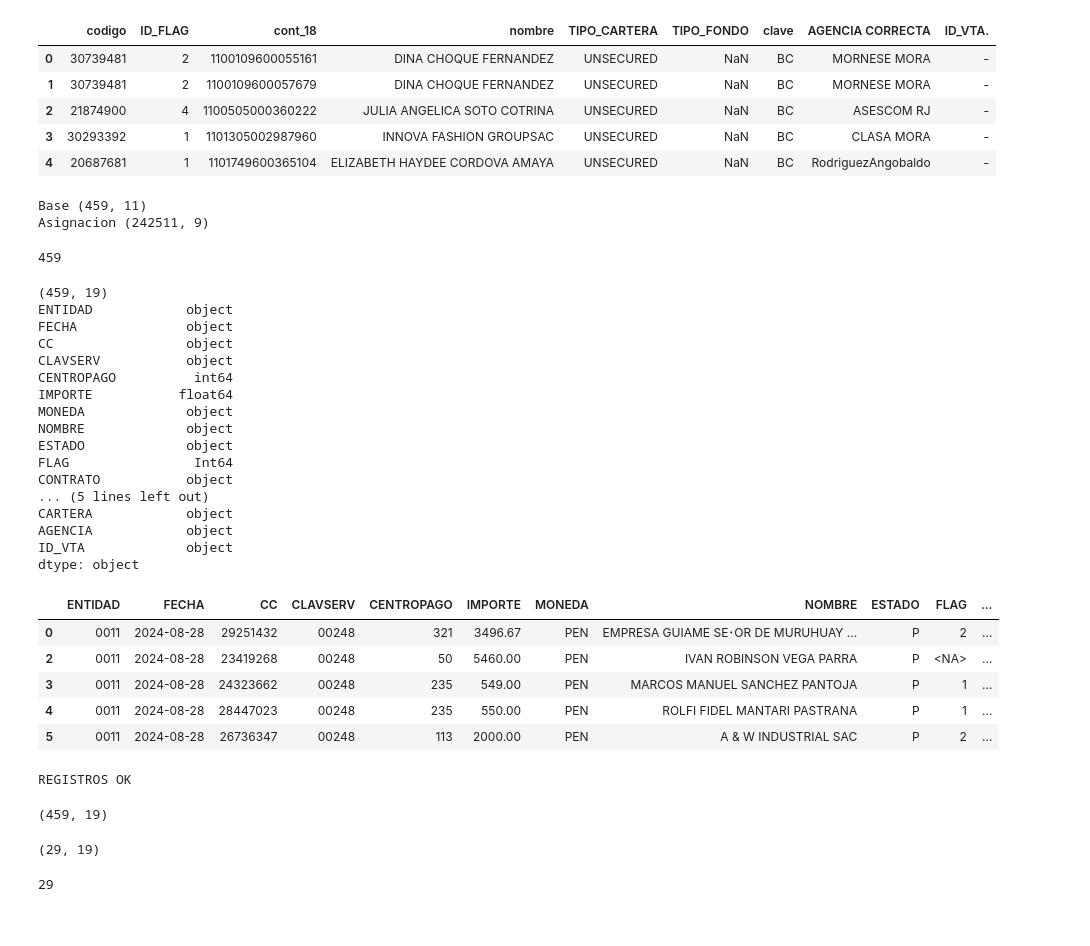
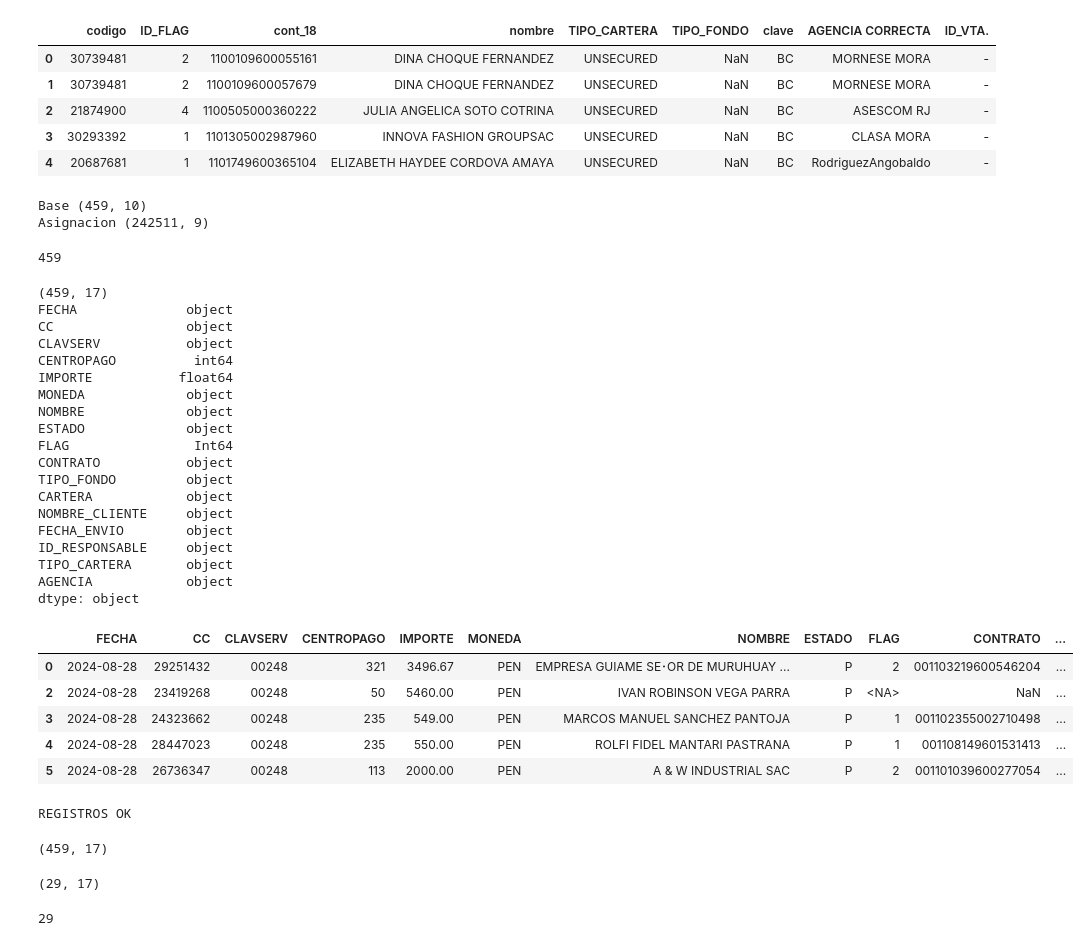
Before and after one commit to iriarteMirko/base-pagos, a Jupyter notebook: main.ipynb, the cells around one changed output. Saved outputs shown, nothing was run; the diff lists cells and outputs as text; code cells hidden in the pictures.

```diff
--- a/main.ipynb
+++ b/main.ipynb
@@ -116,7 +116,7 @@ fecha_formateada = fecha_formateada[:3] + fecha_formateada[3:].capitalize()
 df_base['FECHA_ENVIO'] = fecha_formateada.replace('.', '')
 df_base['ID_RESPONSABLE'] = 'MIV'
 
-cols_base = ['Entidad', 'FECHA', 'CODCEN', 'CLAVSERV', 'CENTROPAGO', 'IMPORTE', 'MONEDA', 'NOMBRE', 'ESTADO', 'FECHA_ENVIO', 'ID_RESPONSABLE']
+cols_base = ['FECHA', 'CODCEN', 'CLAVSERV', 'CENTROPAGO', 'IMPORTE', 'MONEDA', 'NOMBRE', 'ESTADO', 'FECHA_ENVIO', 'ID_RESPONSABLE']
 df_base = df_base[cols_base]
 df_base = df_base.rename(columns={'CODCEN': 'CC'})
 
@@ -205,7 +203,7 @@ print('Base', df_base_test.shape)
 df_asignacion_test = df_asignacion.copy()
 print('Asignacion', df_asignacion_test.shape)
 # %% [output]
-Base (459, 11)
+Base (459, 10)
 Asignacion (242511, 9)
 # %%
 base_count = df_base_test.shape[0]
@@ -215,50 +213,51 @@ base_count
 # %%
 df_asignacion_test['codigo'] = df_asignacion_test['codigo'].astype('Int64').astype(str).str.zfill(8)
 
-cols_asignacion = ['codigo', 'ID_FLAG', 'cont_18', 'nombre', 'TIPO_CARTERA', 'TIPO_FONDO', 'clave', 'AGENCIA CORRECTA', 'ID_VTA.']
+cols_asignacion = ['codigo', 'ID_FLAG', 'cont_18', 'nombre', 'TIPO_CARTERA', 'TIPO_FONDO', 'clave', 'AGENCIA CORRECTA']
 df_base_test = df_base_test.merge(df_asignacion_test[cols_asignacion], left_on='CC', right_on='codigo', how='left')
 df_base_test = df_base_test.drop(columns=['codigo'])
-df_base_test = df_base_test.rename(columns={'Entidad':'ENTIDAD', 'ID_FLAG': 'FLAG', 'cont_18': 'CONTRATO', 'nombre': 'NOMBRE_CLIENTE', 'clave': 'CARTERA', 'AGENCIA CORRECTA': 'AGENCIA', 'ID_VTA.': 'ID_VTA'})
+df_base_test = df_base_test.rename(columns={'ID_FLAG': 'FLAG', 'cont_18': 'CONTRATO', 'nombre': 'NOMBRE_CLIENTE', 'clave': 'CARTERA', 'AGENCIA CORRECTA': 'AGENCIA'})
 
 df_base_test.drop_duplicates(subset=['CC', 'IMPORTE', 'MONEDA', 'NOMBRE'], keep='first', inplace=True)
 
 df_base_test['TIPO_CARTERA'] = df_base_test['TIPO_CARTERA'].fillna('NULL')
 df_base_test['TIPO_FONDO'] = df_base_test['TIPO_FONDO'].fillna('NULL')
 
 df_base_test['FLAG'] = df_base_test['FLAG'].astype('Int64')
 df_base_test['CONTRATO'] = df_base_test['CONTRATO'].apply(lambda x: str(int(x)).zfill(18) if pd.notna(x) else x)
-df_base_test['ENTIDAD'] = df_base_test['ENTIDAD'].astype('Int64').astype(str).str.zfill(4)
 
-cols_base_test = ['ENTIDAD', 'FECHA', 'CC', 'CLAVSERV', 'CENTROPAGO', 'IMPORTE', 'MONEDA', 'NOMBRE', 'ESTADO', 'FLAG', 'CONTRATO', 'NOMBRE_CLIENTE', 'FECHA_ENVIO', 'ID_RESPONSABLE', 'TIPO_CARTERA', 'TIPO_FONDO', 'CARTERA', 'AGENCIA', 'ID_VTA']
+cols_base_test = ['FECHA', 'CC', 'CLAVSERV', 'CENTROPAGO', 'IMPORTE', 'MONEDA', 'NOMBRE', 'ESTADO', 'FLAG', 'CONTRATO', 'TIPO_FONDO', 'CARTERA', 'NOMBRE_CLIENTE', 'FECHA_ENVIO', 'ID_RESPONSABLE', 'TIPO_CARTERA', 'AGENCIA']
 df_base_test = df_base_test[cols_base_test]
 
 print(df_base_test.shape)
 print(df_base_test.dtypes)
 df_base_test.head(5)
 # %% [output]
-(459, 19)
-ENTIDAD            object
+(459, 17)
 FECHA              object
 CC                 object
 CLAVSERV           object
 CENTROPAGO          int64
 IMPORTE           float64
 MONEDA             object
 NOMBRE             object
 ESTADO             object
 FLAG                Int64
 CONTRATO           object
-... (5 lines left out)
+TIPO_FONDO         object
 CARTERA            object
+NOMBRE_CLIENTE     object
+FECHA_ENVIO        object
+ID_RESPONSABLE     object
+TIPO_CARTERA       object
 AGENCIA            object
-ID_VTA             object
 dtype: object
-|  | ENTIDAD | FECHA | CC | CLAVSERV | CENTROPAGO | IMPORTE | MONEDA | NOMBRE | ESTADO | FLAG | ... |
-| 0 | 0011 | 2024-08-28 | 29251432 | 00248 | 321 | 3496.67 | PEN | EMPRESA GUIAME SE･OR DE MURUHUAY ... | P | 2 | ... |
-| 2 | 0011 | 2024-08-28 | 23419268 | 00248 | 50 | 5460.00 | PEN | IVAN ROBINSON VEGA PARRA | P | <NA> | ... |
-| 3 | 0011 | 2024-08-28 | 24323662 | 00248 | 235 | 549.00 | PEN | MARCOS MANUEL SANCHEZ PANTOJA | P | 1 | ... |
-| 4 | 0011 | 2024-08-28 | 28447023 | 00248 | 235 | 550.00 | PEN | ROLFI FIDEL MANTARI PASTRANA | P | 1 | ... |
-| 5 | 0011 | 2024-08-28 | 26736347 | 00248 | 113 | 2000.00 | PEN | A & W INDUSTRIAL SAC | P | 2 | ... |
+|  | FECHA | CC | CLAVSERV | CENTROPAGO | IMPORTE | MONEDA | NOMBRE | ESTADO | FLAG | CONTRATO | ... |
+| 0 | 2024-08-28 | 29251432 | 00248 | 321 | 3496.67 | PEN | EMPRESA GUIAME SE･OR DE MURUHUAY ... | P | 2 | 001103219600546204 | ... |
+| 2 | 2024-08-28 | 23419268 | 00248 | 50 | 5460.00 | PEN | IVAN ROBINSON VEGA PARRA | P | <NA> | NaN | ... |
+| 3 | 2024-08-28 | 24323662 | 00248 | 235 | 549.00 | PEN | MARCOS MANUEL SANCHEZ PANTOJA | P | 1 | 001102355002710498 | ... |
+| 4 | 2024-08-28 | 28447023 | 00248 | 235 | 550.00 | PEN | ROLFI FIDEL MANTARI PASTRANA | P | 1 | 001108149601531413 | ... |
+| 5 | 2024-08-28 | 26736347 | 00248 | 113 | 2000.00 | PEN | A & W INDUSTRIAL SAC | P | 2 | 001101039600277054 | ... |
 # %%
 if base_count == df_base_test.shape[0]:
     print('REGISTROS OK')
@@ -271,12 +270,12 @@ REGISTROS OK
 # %%
 df_base_test.shape
 # %% [output]
-(459, 19)
+(459, 17)
 # %%
 df_base_no_flag = df_base_test[df_base_test['FLAG'].isnull()]
 df_base_no_flag.shape
 # %% [output]
-(29, 19)
+(29, 17)
 # %%
 no_flag_count = df_base_no_flag.shape[0]
 no_flag_count
```
Also changed, not shown: parts of 17 cells of this notebook, 1 other file.
